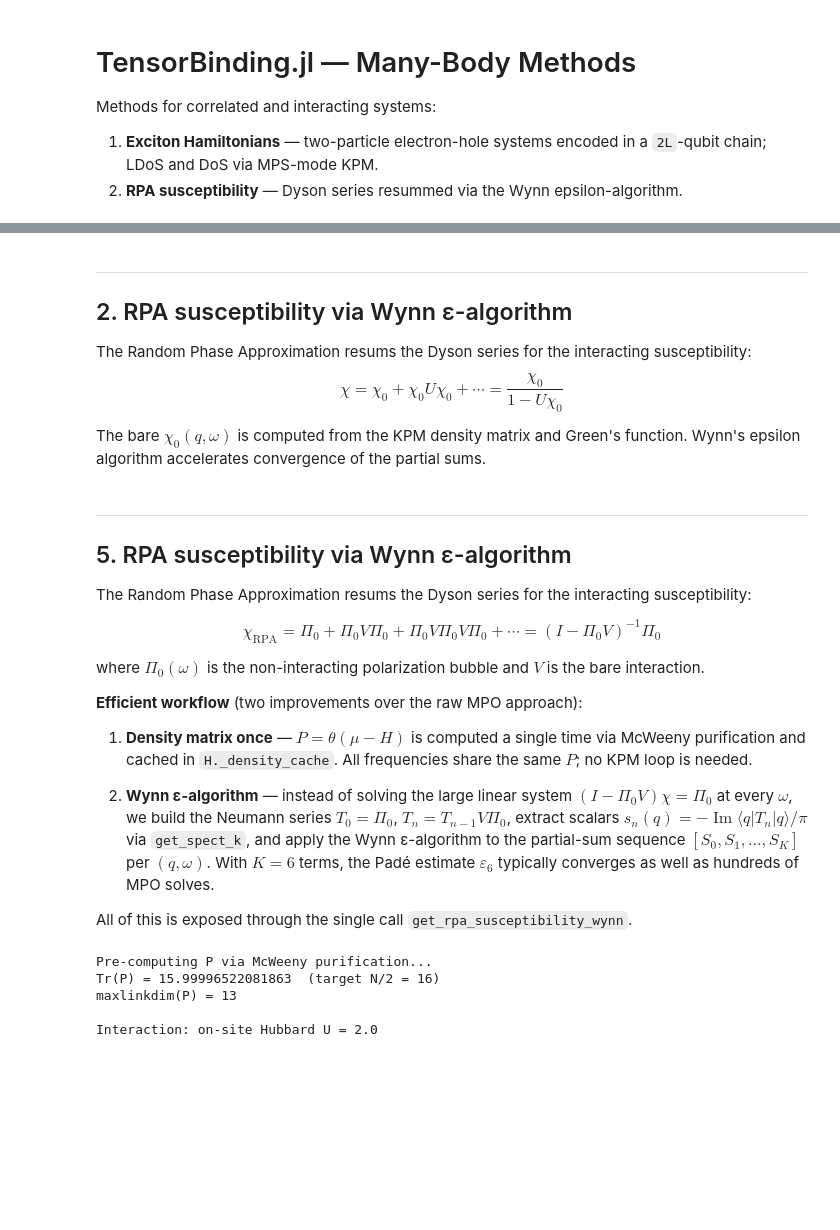
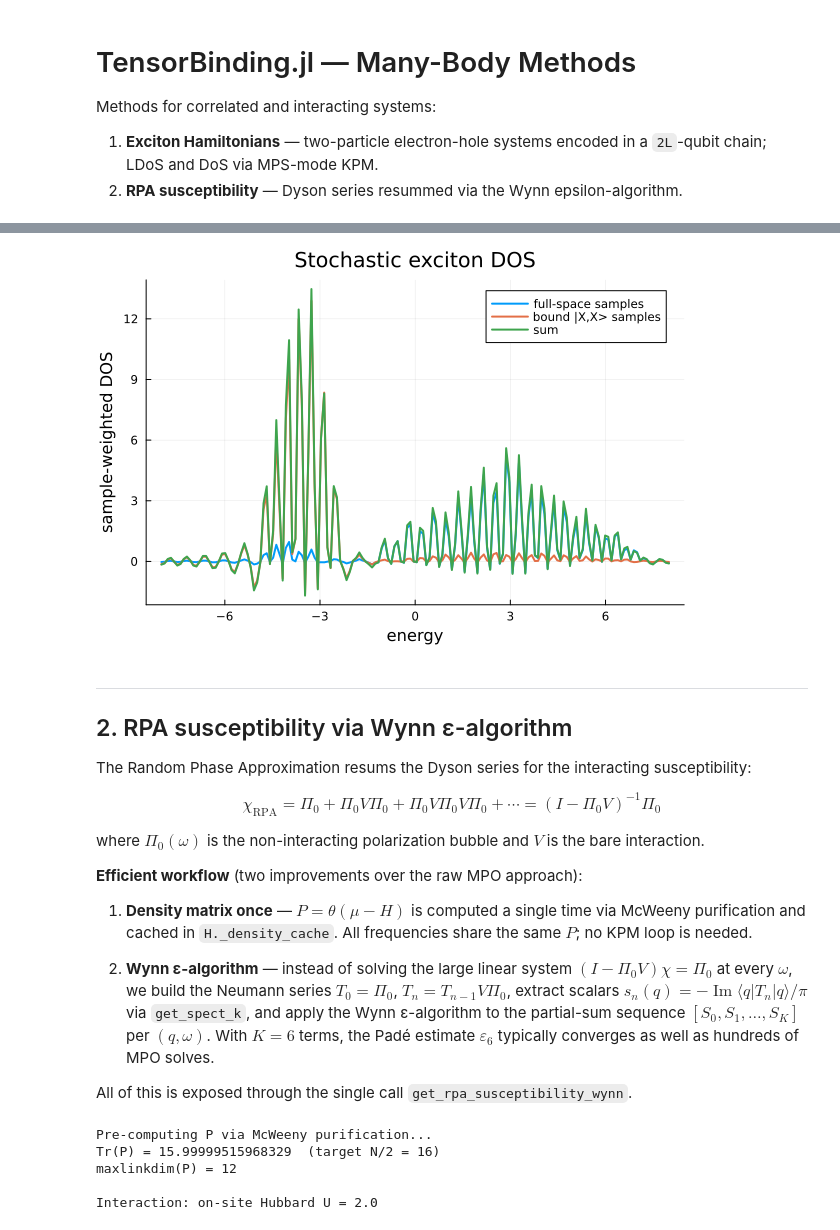
Before and after one commit to TensorBinding/TensorBinding.jl, a Jupyter notebook: examples/manybody/many_body.ipynb, the cells around one changed output, grey strips where cells are left out. Cells and saved outputs as stored; diff of their text form; code cells hidden in the pictures; blank space fills up the shorter version.

```diff
--- a/examples/manybody/many_body.ipynb
+++ b/examples/manybody/many_body.ipynb
@@ -61,25 +82,44 @@ TensorBinding.KPM_Tn(H_exc, Ncheb_e, X_exc; maxdim=mdim_e)
 # %%
-# Exciton LDOS at |X,X>
-omega_exc = range(-6.0, 6.0; length=120)
-ldos_exc  = [TensorBinding.get_ldos_online(H_exc, Ncheb_e, X_exc, [omega_p]; maxdim=mdim_e)[1]
-             for omega_p in omega_exc]
+# Stochastic exciton DOS. The CPU helper supports bound-sector enrichment.
+N_sample_exc = 20
+N_bound_exc  = 12
+seed_exc     = 42
 
-plot(collect(omega_exc), ldos_exc;
-     xlabel="energy", ylabel="LDOS", title="Exciton LDOS at X=$(X_exc)",
-     legend=false, lw=2)
+dos_full_exc = TensorBinding.get_dos_stochastic(H_exc, Ncheb_exc, omega_exc;
+    N_sample      = N_sample_exc,
+    N_bound       = 0,
+    seed          = seed_exc,
+    kernel        = :hodc,
+    eta           = eta_exc,
+    m_order       = m_order_exc,
+    normalize     = false,
+    dos_weighting = :sample,
+    maxdim        = mdim_exc,
+    cutoff        = cutoff_exc)
+
+dos_bound_exc = TensorBinding.get_dos_stochastic(H_exc, Ncheb_exc, omega_exc;
+    N_sample      = 0,
+    N_bound       = N_bound_exc,
+    seed          = seed_exc + 1,
+    kernel        = :hodc,
+    eta           = eta_exc,
+    m_order       = m_order_exc,
+    normalize     = false,
+    dos_weighting = :sample,
+    maxdim        = mdim_exc,
+    cutoff        = cutoff_exc)
+
+dos_total_exc = dos_full_exc .+ dos_bound_exc
+
+plot(collect(omega_exc), [dos_full_exc dos_bound_exc dos_total_exc];
+     xlabel="energy", ylabel="sample-weighted DOS",
+     title="Stochastic exciton DOS",
+     label=["full-space samples" "bound |X,X> samples" "sum"], lw=2)
+# %% [output]
+[figure, added]
-# %% [markdown]
----
-## 2. RPA susceptibility via Wynn ε-algorithm
-
-The Random Phase Approximation resums the Dyson series for the interacting
-susceptibility:
-$$\chi = \chi_0 + \chi_0 U \chi_0 + \cdots = \frac{\chi_0}{1 - U\chi_0}$$
-
-The bare $\chi_0(q,\omega)$ is computed from the KPM density matrix and Green's
-function.  Wynn's epsilon algorithm accelerates convergence of the partial sums.
 # %% [markdown]
 ---
-## 5. RPA susceptibility via Wynn ε-algorithm
+## 2. RPA susceptibility via Wynn ε-algorithm
 
 The Random Phase Approximation resums the Dyson series for the interacting
 susceptibility:
@@ -107,7 +147,12 @@ bare interaction.
 All of this is exposed through the single call `get_rpa_susceptibility_wynn`.
 # %%
 # ── System ────────────────────────────────────────────────────────────────────
-# Reuse H1 from section 1 (L=5, N=32, 1D nearest-neighbour chain).
+
+L = 5
+t = -1.0
+
+H1 = TensorBinding.get_Hamiltonian("chain_1d", t; L=L, scale=scale_exc)
+
 # The density matrix is computed once via McWeeny purification and
 # stored in H1._density_cache.  Every call to get_bubble_mpo with
 # P_method=:purification will find it there and skip recomputation.
@@ -125,7 +170,7 @@ MPOV  = U_hub * MPO(H1.sites, "Id")
 println("\nInteraction: on-site Hubbard U = $U_hub")
 # %% [output]
 Pre-computing P via McWeeny purification...
-Tr(P) = 15.99996522081863  (target N/2 = 16)
-maxlinkdim(P) = 13
+Tr(P) = 15.99999515968329  (target N/2 = 16)
+maxlinkdim(P) = 12
 
 Interaction: on-site Hubbard U = 2.0
```
Also changed, not shown: parts of 7 cells of this notebook.
